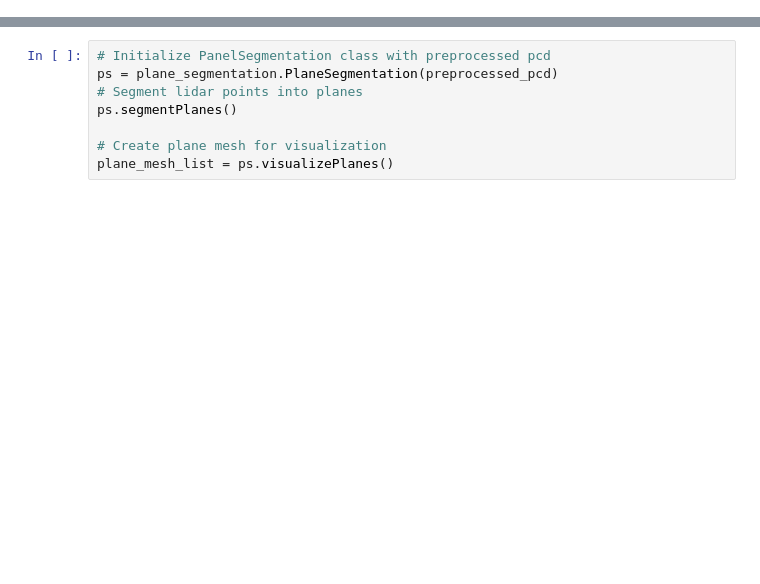
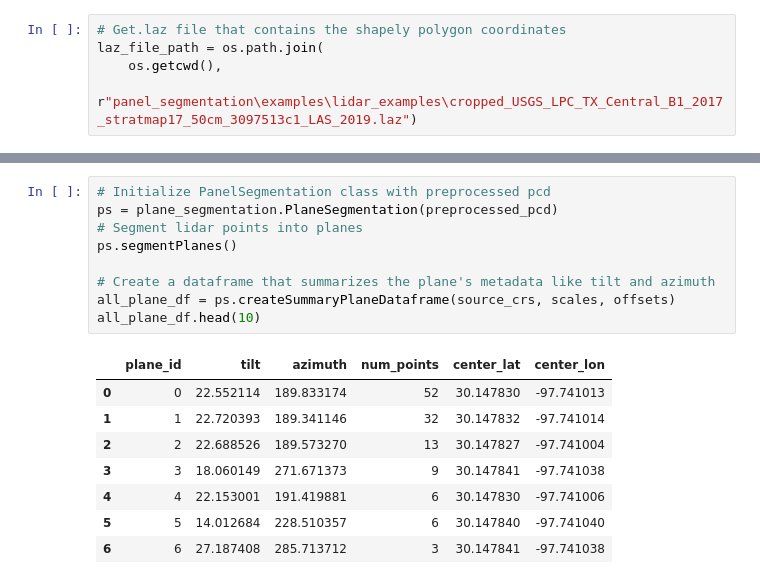
Before and after one commit to NREL/Panel-Segmentation, a Jupyter notebook: LiDAR_Tilt_Azimuth_Estimation_Example.ipynb, the cells around one changed output, grey strips where cells are left out. Drawn from its saved outputs; the diff is of its cells as text; blank space fills up the shorter version.

Commit message:
edited plane_segmentation function and added juypter notebook

```diff
--- a/LiDAR_Tilt_Azimuth_Estimation_Example.ipynb
+++ b/LiDAR_Tilt_Azimuth_Estimation_Example.ipynb
@@ -28 +108,6 @@ c:\Users\Quyen\Documents\Panel-Segmentation\panel_segmentation\examples\lidar_ex
+# %%
+# Get.laz file that contains the shapely polygon coordinates
+laz_file_path = os.path.join(
+    os.getcwd(),
+    r"panel_segmentation\examples\lidar_examples\cropped_USGS_LPC_TX_Central_B1_2017_stratmap17_50cm_3097513c1_LAS_2019.laz")
 # %% [markdown]
@@ -53,8 +178,18 @@ fig.show()
 # %%
 # Initialize PanelSegmentation class with preprocessed pcd
 ps = plane_segmentation.PlaneSegmentation(preprocessed_pcd)
 # Segment lidar points into planes
 ps.segmentPlanes()
 
-# Create plane mesh for visualization
-plane_mesh_list = ps.visualizePlanes()
+# Create a dataframe that summarizes the plane's metadata like tilt and azimuth
+all_plane_df = ps.createSummaryPlaneDataframe(source_crs, scales, offsets)
+all_plane_df.head(10)
+# %% [output]
+|  | plane_id | tilt | azimuth | num_points | center_lat | center_lon |
+| 0 | 0 | 22.552114 | 189.833174 | 52 | 30.147830 | -97.741013 |
+| 1 | 1 | 22.720393 | 189.341146 | 32 | 30.147832 | -97.741014 |
+| 2 | 2 | 22.688526 | 189.573270 | 13 | 30.147827 | -97.741004 |
+| 3 | 3 | 18.060149 | 271.671373 | 9 | 30.147841 | -97.741038 |
+| 4 | 4 | 22.153001 | 191.419881 | 6 | 30.147830 | -97.741006 |
+| 5 | 5 | 14.012684 | 228.510357 | 6 | 30.147840 | -97.741040 |
+| 6 | 6 | 27.187408 | 285.713712 | 3 | 30.147841 | -97.741038 |
```
Also changed, not shown: parts of 25 cells of this notebook, 3 other files.
